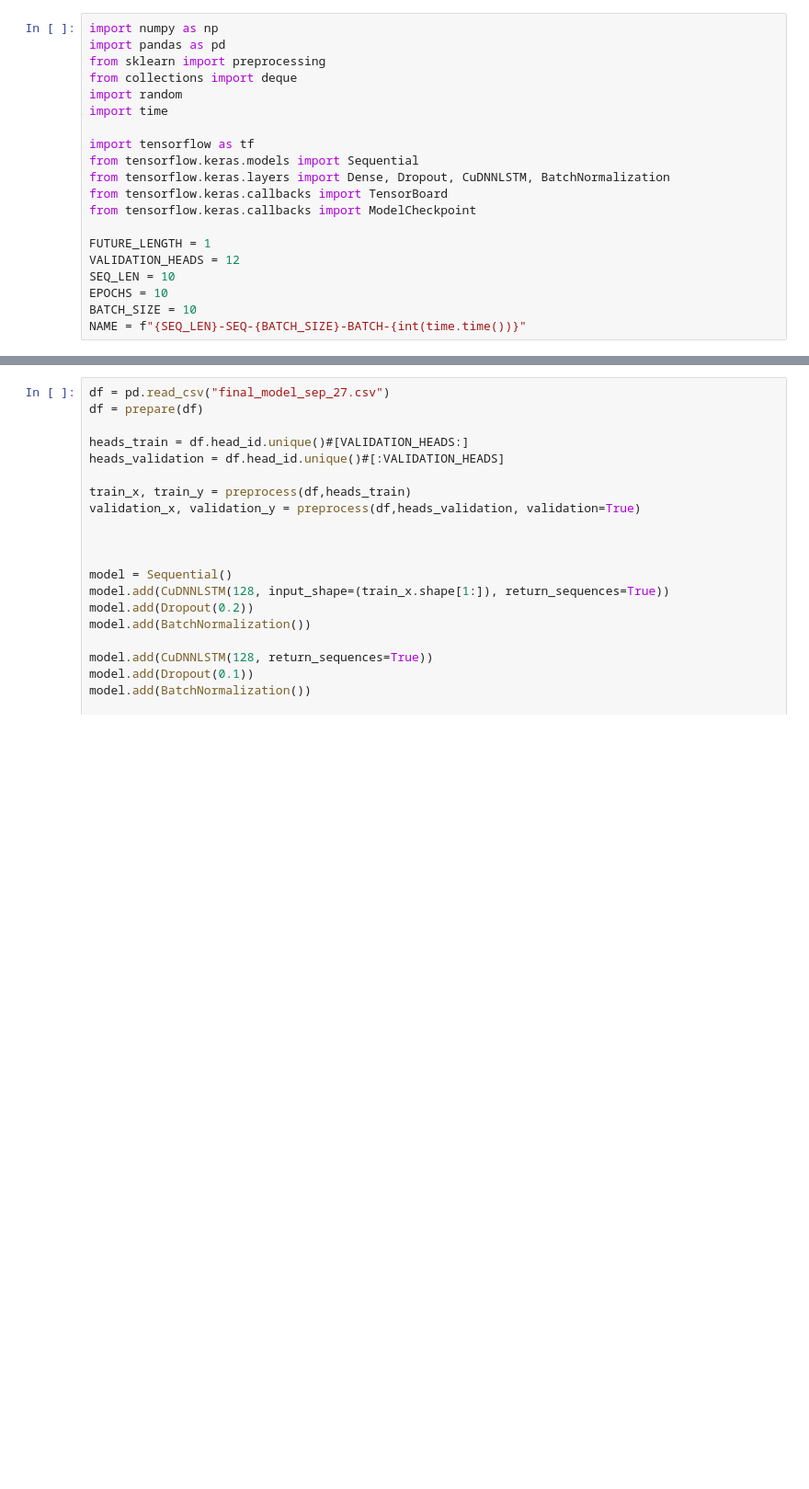
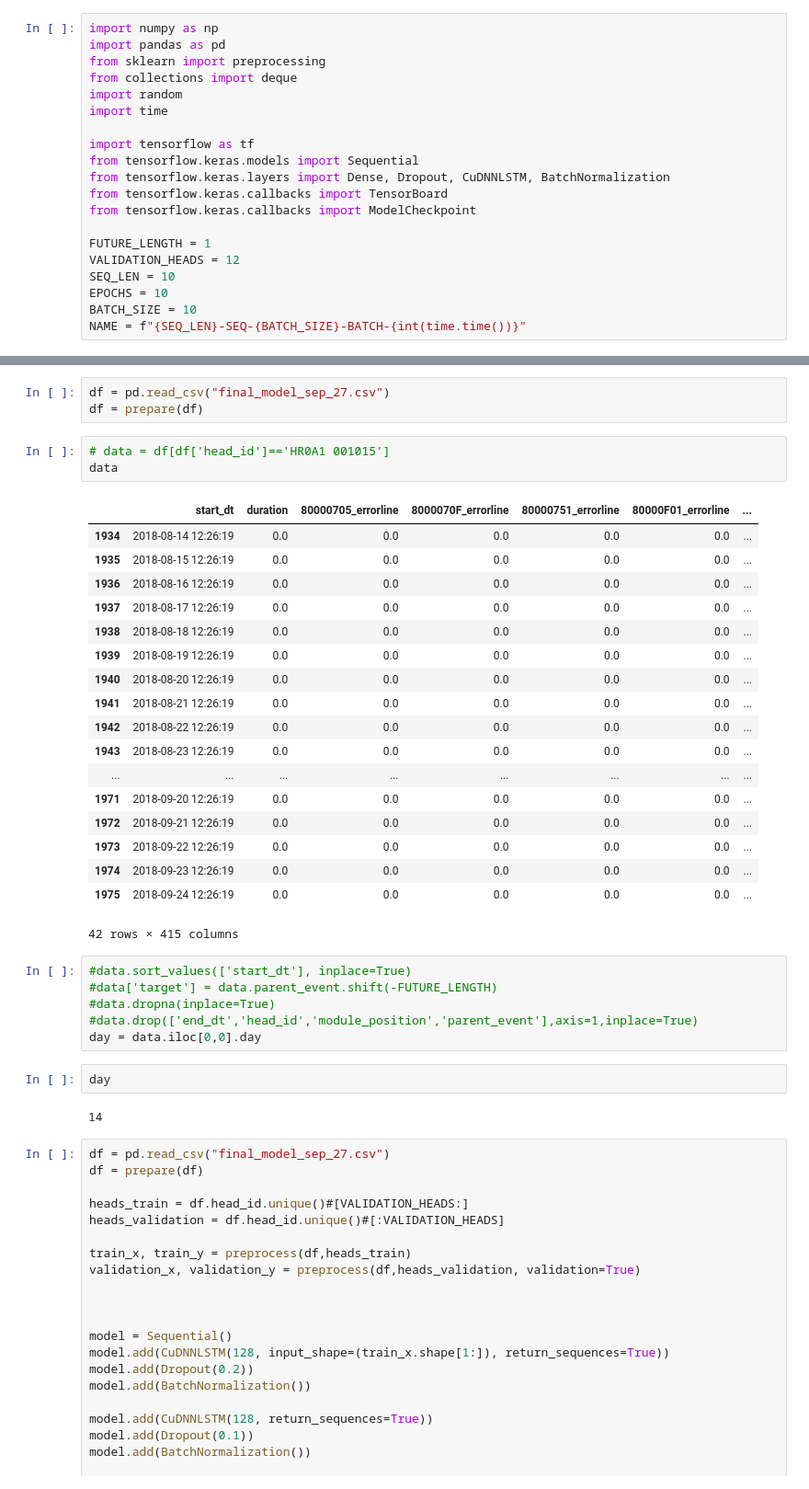
Before and after one commit to strankid/EnrichAI-PM_RNN, a Jupyter notebook: Data Analysis.ipynb, the cells around one changed output, grey strips where cells are left out. Shown at 92% size. Saved outputs shown, nothing was run; the diff lists cells and outputs as text; blank space fills up the shorter version.

```diff
--- a/Data Analysis.ipynb
+++ b/Data Analysis.ipynb
@@ -84,6 +82,41 @@ def preprocess(df,heads, validation=False):
 		y.append(target)
 
 	return np.array(X), y
+# %%
+df = pd.read_csv("final_model_sep_27.csv")
+df = prepare(df)
+# %%
+# data = df[df['head_id']=='HR0A1 001015']
+data
+# %% [output]
+|  | start_dt | duration | 80000705_errorline | 8000070F_errorline | 80000751_errorline | 80000F01_errorline | ... |
+| 1934 | 2018-08-14 12:26:19 | 0.0 | 0.0 | 0.0 | 0.0 | 0.0 | ... |
+| 1935 | 2018-08-15 12:26:19 | 0.0 | 0.0 | 0.0 | 0.0 | 0.0 | ... |
+| 1936 | 2018-08-16 12:26:19 | 0.0 | 0.0 | 0.0 | 0.0 | 0.0 | ... |
+| 1937 | 2018-08-17 12:26:19 | 0.0 | 0.0 | 0.0 | 0.0 | 0.0 | ... |
+| 1938 | 2018-08-18 12:26:19 | 0.0 | 0.0 | 0.0 | 0.0 | 0.0 | ... |
+| 1939 | 2018-08-19 12:26:19 | 0.0 | 0.0 | 0.0 | 0.0 | 0.0 | ... |
+| 1940 | 2018-08-20 12:26:19 | 0.0 | 0.0 | 0.0 | 0.0 | 0.0 | ... |
+| 1941 | 2018-08-21 12:26:19 | 0.0 | 0.0 | 0.0 | 0.0 | 0.0 | ... |
+| 1942 | 2018-08-22 12:26:19 | 0.0 | 0.0 | 0.0 | 0.0 | 0.0 | ... |
+| 1943 | 2018-08-23 12:26:19 | 0.0 | 0.0 | 0.0 | 0.0 | 0.0 | ... |
+| ... | ... | ... | ... | ... | ... | ... | ... |
+| 1971 | 2018-09-20 12:26:19 | 0.0 | 0.0 | 0.0 | 0.0 | 0.0 | ... |
+| 1972 | 2018-09-21 12:26:19 | 0.0 | 0.0 | 0.0 | 0.0 | 0.0 | ... |
+| 1973 | 2018-09-22 12:26:19 | 0.0 | 0.0 | 0.0 | 0.0 | 0.0 | ... |
+| 1974 | 2018-09-23 12:26:19 | 0.0 | 0.0 | 0.0 | 0.0 | 0.0 | ... |
+| 1975 | 2018-09-24 12:26:19 | 0.0 | 0.0 | 0.0 | 0.0 | 0.0 | ... |
+42 rows × 415 columns
+# %%
+#data.sort_values(['start_dt'], inplace=True)
+#data['target'] = data.parent_event.shift(-FUTURE_LENGTH)
+#data.dropna(inplace=True)
+#data.drop(['end_dt','head_id','module_position','parent_event'],axis=1,inplace=True)
+day = data.iloc[0,0].day
+# %%
+day
+# %% [output]
+14
 # %%
 df = pd.read_csv("final_model_sep_27.csv")
 df = prepare(df)
```
Also changed, not shown: parts of 7 cells of this notebook, 10 other files.
